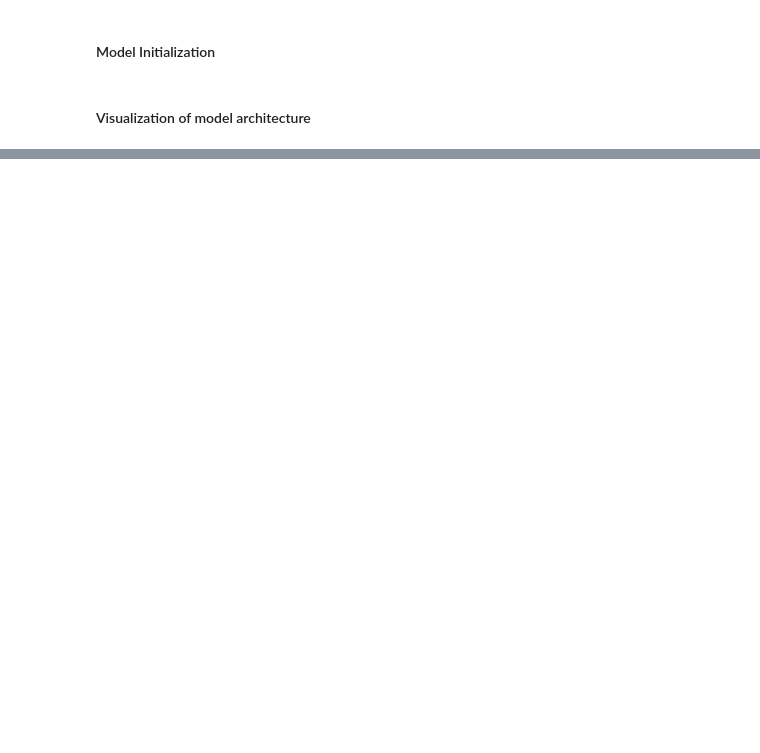
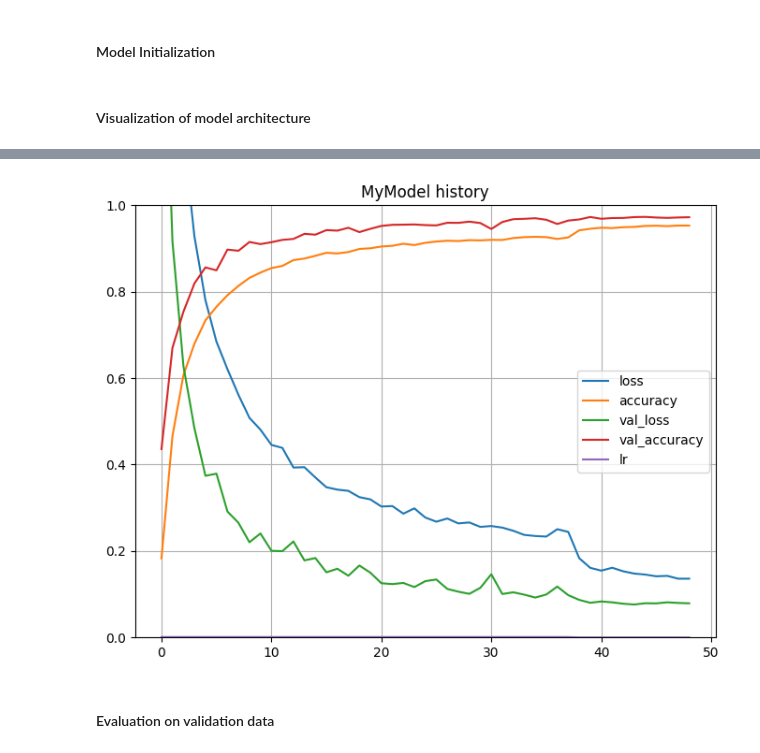
Before and after one commit to kuimetra/traffic_signs_recognition, a Jupyter notebook: main.ipynb, the cells around one changed output, grey strips where cells are left out. Drawn from its saved outputs; the diff is of its cells as text; code cells hidden in the pictures; blank space fills up the shorter version.

```diff
--- a/main.ipynb
+++ b/main.ipynb
@@ -310,3 +359,2 @@ evaluate_model(AlexNet_model, X_test, y_test)
 # %%
-VGG16_history = train_model(VGG16_model, X_train, y_train, X_val, y_val,
-                            lr=1e-4, momentum=0.9, batch_size=32, num_epochs=15)
+MyModel_history = train_model(MyModel_model, X_train, y_train, X_val, y_val, lr=1e-3, batch_size=32, num_epochs=50)
@@ -317,14 +381,9 @@ evaluate_model(VGG16_model, X_test, y_test)
-# %%
-def plot_history(history, model_name):
-    train_acc = history.history["accuracy"]
-    val_acc = history.history["val_accuracy"]
-    epochs = range(1, len(train_acc) + 1)
-    plt.plot(epochs, train_acc, label="Training accuracy")
-    plt.plot(epochs, val_acc, label="Validation accuracy")
-    plt.title(f"Training and validation accuracy for {model_name}")
-    plt.xlabel("Epochs")
-    plt.ylabel("Accuracy")
-    plt.legend()
-    plt.show()
+# %%
+def plot_history(model_history, model_name):
+    pd.DataFrame(model_history.history).plot(figsize=(8, 6))
+    plt.grid(True)
+    plt.gca().set_ylim(0, 1)
+    plt.title(f"{model_name} history")
+    plt.show()
 # %%
 plot_history(LeNet5_history, "LeNet-5")
@@ -355,0 +396,6 @@ print(accuracy_score(test_labels, test_pred_VGG16))
+# %%
+plot_history(MyModel_history, "MyModel")
+# %% [output]
+[figure, added]
+# %% [markdown]
+#### Evaluation on validation data
```
Also changed, not shown: parts of 49 cells of this notebook, 4 other files.
